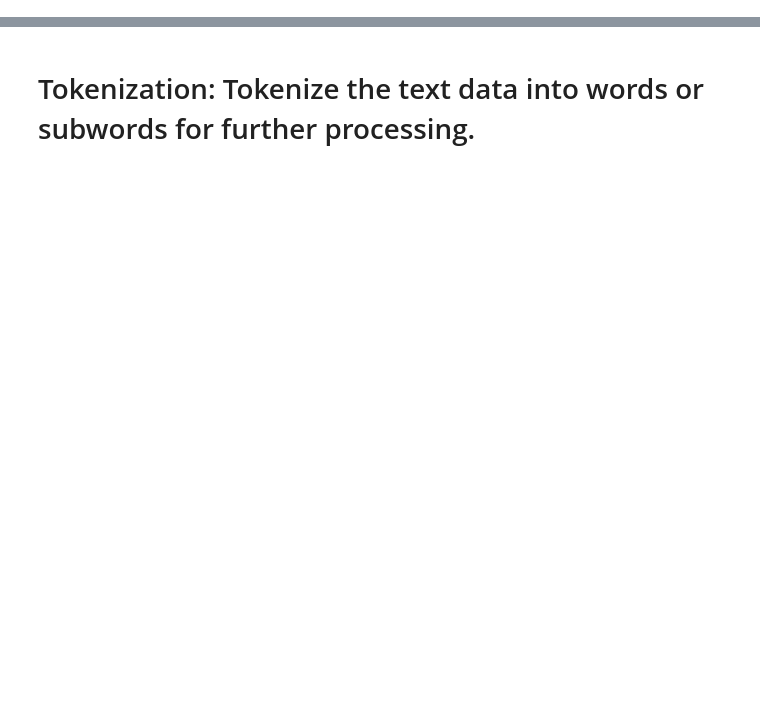
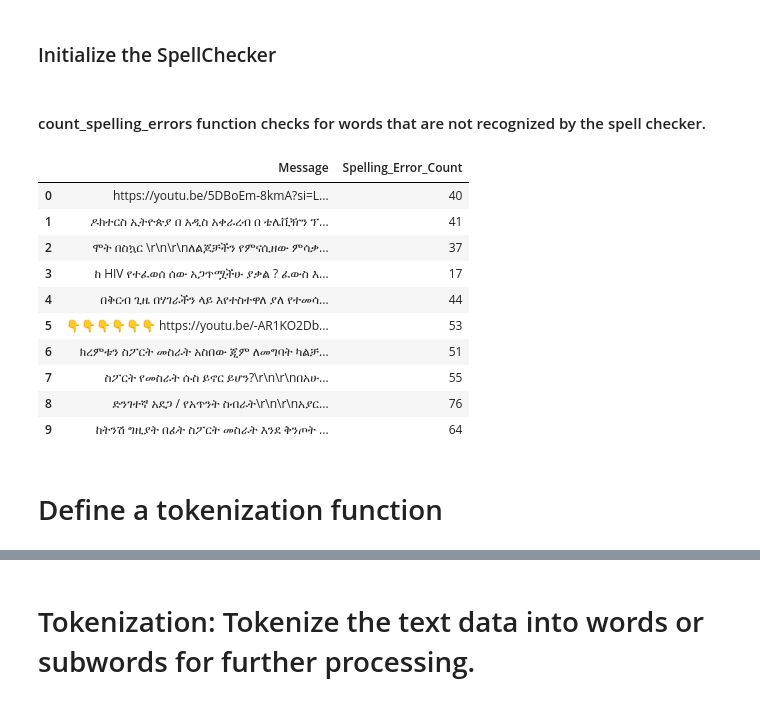
Before and after one commit to erisimasol/Week-7-10X, a Jupyter notebook: notebook/Week-7-KAIM-10X.ipynb, the cells around one changed output, grey strips where cells are left out. Cells and saved outputs as stored; diff of their text form; code cells hidden in the pictures; blank space fills up the shorter version.

```diff
--- a/notebook/Week-7-KAIM-10X.ipynb
+++ b/notebook/Week-7-KAIM-10X.ipynb
@@ -20,0 +172,33 @@ tg_data1.head()
+# %% [markdown]
+### Initialize the SpellChecker
+# %%
+spell = SpellChecker()
+# %%
+# Function to count spelling errors in a message
+def count_spelling_errors(text):
+    if isinstance(text, str):  # Ensure the text is a string
+        words = text.split()
+        misspelled = spell.unknown(words)
+        return len(misspelled)
+    return 0  # Return 0 if the text is not a string
+# %%
+# Apply the function to the 'Messages' column
+tg_data1['Spelling_Error_Count'] = tg_data1['Message'].apply(count_spelling_errors)
+# %% [markdown]
+#### count_spelling_errors function checks for words that are not recognized by the spell checker.
+# %%
+tg_data1[['Message', 'Spelling_Error_Count']].head(10)
+# %% [output]
+|  | Message | Spelling_Error_Count |
+| 0 | https://youtu.be/5DBoEm-8kmA?si=L... | 40 |
+| 1 | ዶክተርስ ኢትዮጵያ በ አዲስ አቀራረብ በ ቴሌቪዥን ፕ... | 41 |
+| 2 | ሞት በስኳር \r\n\r\nለልጆቻችን የምናሲዘው ምሳቃ... | 37 |
+| 3 | ከ HIV የተፈወሰ ሰው አጋጥሟችሁ ያቃል ? ፈውስ እ... | 17 |
+| 4 | በቅርብ ጊዜ በሃገራችን ላይ እየተስተዋለ ያለ የተመሳ... | 44 |
+| 5 | 👇👇👇👇👇👇 https://youtu.be/-AR1KO2Db... | 53 |
+| 6 | ክረምቱን ስፖርት መስራት አስበው ጂም ለመግባት ካልቻ... | 51 |
+| 7 | ስፖርት የመስራት ሱስ ይኖር ይሆን?\r\n\r\nበአሁ... | 55 |
+| 8 | ድንገተኛ አደጋ / የአጥንት ስብራት\r\n\r\nአያር... | 76 |
+| 9 | ከትንሽ ግዚያት በፊት ስፖርት መስራት እንደ ቅንጦት ... | 64 |
+# %% [markdown]
+# Define a tokenization function
```
Also changed, not shown: parts of 72 cells of this notebook.
